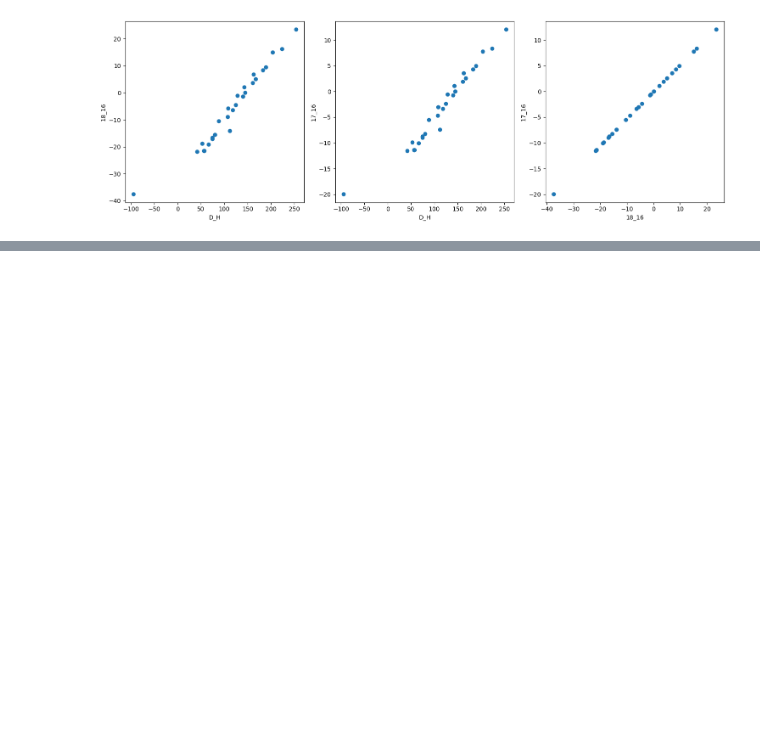
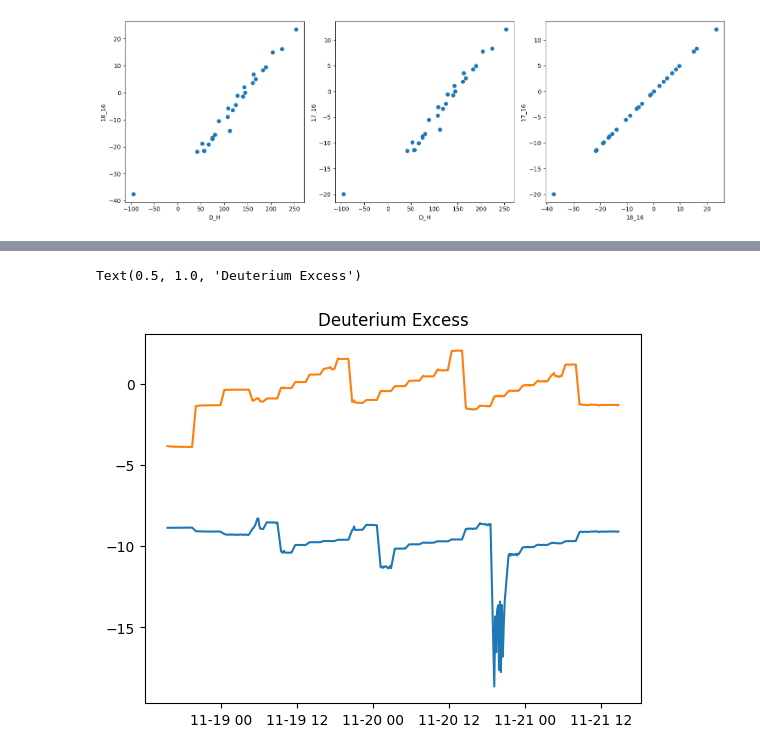
Before and after one commit to willpizii/waterisotopesproject, a Jupyter notebook: evaporation.ipynb, the cells around one changed output, grey strips where cells are left out. Saved outputs shown, nothing was run; the diff lists cells and outputs as text; code cells hidden in the pictures; blank space fills up the shorter version.

```diff
--- a/evaporation.ipynb
+++ b/evaporation.ipynb
@@ -138,0 +156,16 @@ plt.tight_layout()
+# %%
+fig, ax = plt.subplots()
+
+iso = 'D_H'
+
+ax.plot(nonignore['Time Code'][skipnum:],(nonignore[to_plot][skipnum:] - fitsdict[iso][1]*nonignore[to_plot][skipnum:] - fitsdict[iso][0]) /
+        (8*(nonignore['d(18_16)Mean'][skipnum:] - fitsdict['18_16'][1]*nonignore[to_plot][skipnum:] - fitsdict['18_16'][0])) - 10, label="Corrected")
+ax.plot(nonignore['Time Code'][skipnum:],(nonignore[to_plot][skipnum:] - fitsdict[iso][1]*nonignore[to_plot][skipnum:] - fitsdict[iso][0]) / 50, label="Corrected")
+
+ax.set_title("Deuterium Excess")
+
+# this looks wrong at first glance, why is it behaving like this?
+# first two measurements are high then it plunges down ?
+# %% [output]
+Text(0.5, 1.0, 'Deuterium Excess')
+[figure, added]
```
Also changed, not shown: parts of 1 cell of this notebook, 2 other files.
